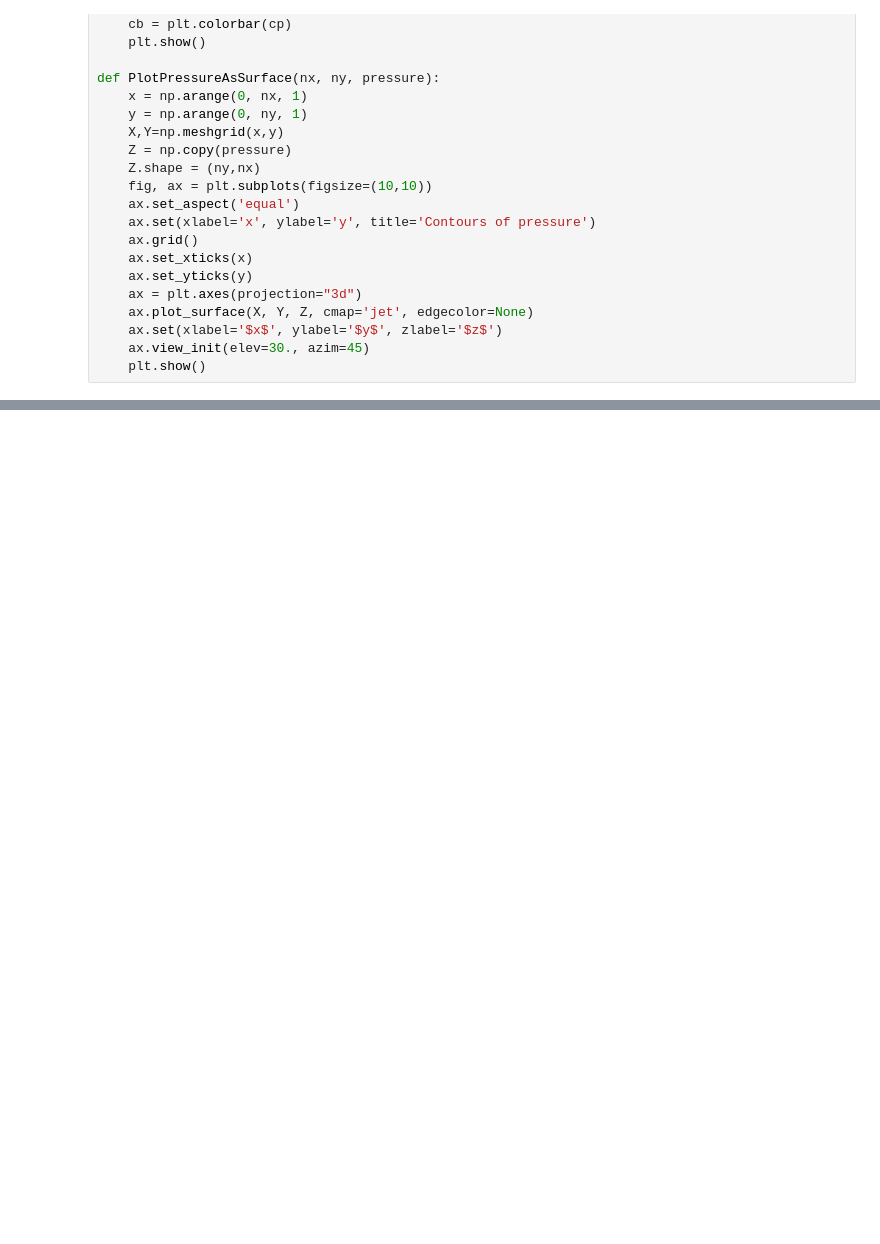
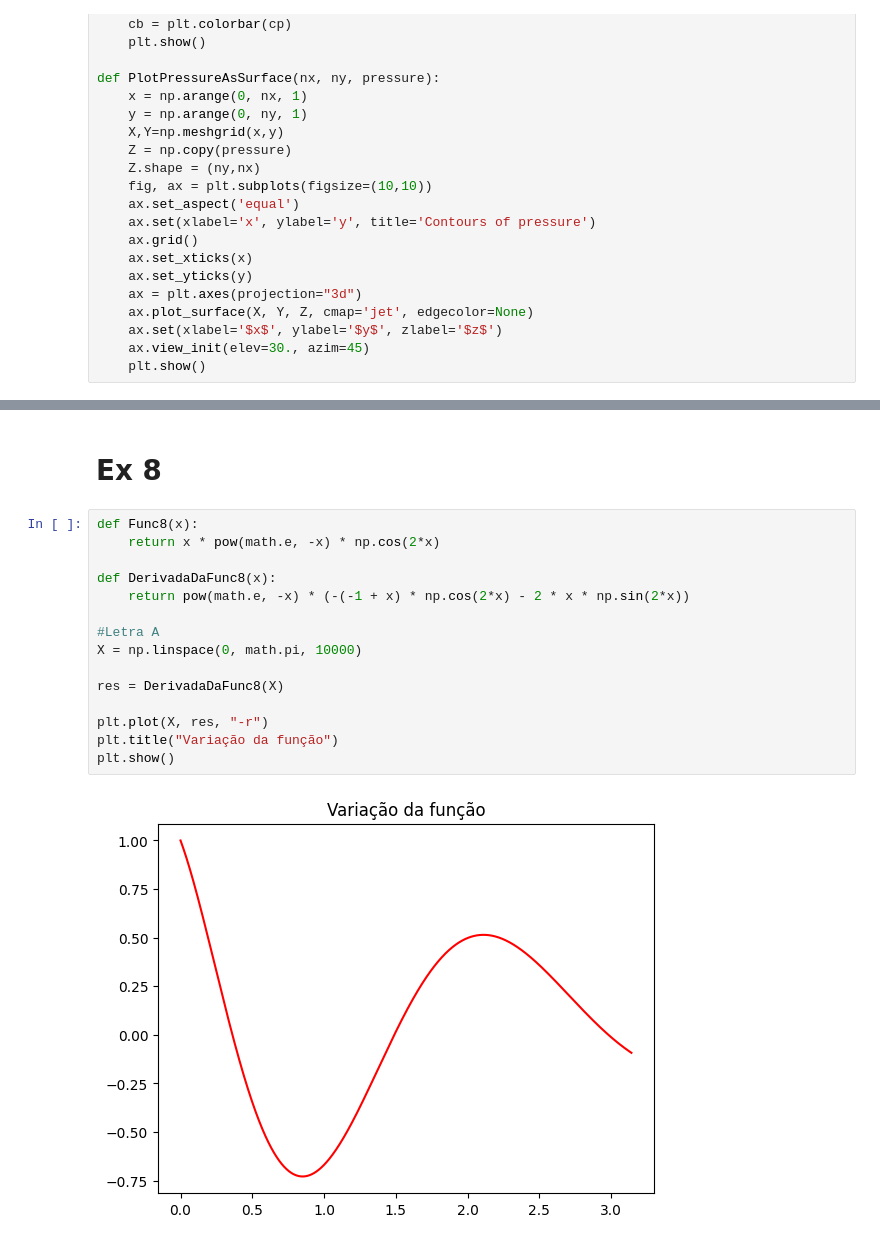
Before and after one commit to LuisFSForti/Atividades_USP, a Jupyter notebook: Calculo_Numerico/Atividade_5/Atividade5.ipynb, the cells around one changed output, grey strips where cells are left out. Saved outputs shown, nothing was run; the diff lists cells and outputs as text; blank space fills up the shorter version.

```diff
--- a/Calculo_Numerico/Atividade_5/Atividade5.ipynb
+++ b/Calculo_Numerico/Atividade_5/Atividade5.ipynb
@@ -470,0 +518,19 @@ ValueError: setting an array element with a sequence.
+# %% [markdown]
+# Ex 8
+# %%
+def Func8(x):
+    return x * pow(math.e, -x) * np.cos(2*x)
+
+def DerivadaDaFunc8(x):
+    return pow(math.e, -x) * (-(-1 + x) * np.cos(2*x) - 2 * x * np.sin(2*x))
+
+#Letra A
+X = np.linspace(0, math.pi, 10000)
+
+res = DerivadaDaFunc8(X)
+
+plt.plot(X, res, "-r")
+plt.title("Variação da função")
+plt.show()
+# %% [output]
+[figure, added]
```
Also changed, not shown: parts of 9 cells of this notebook.
